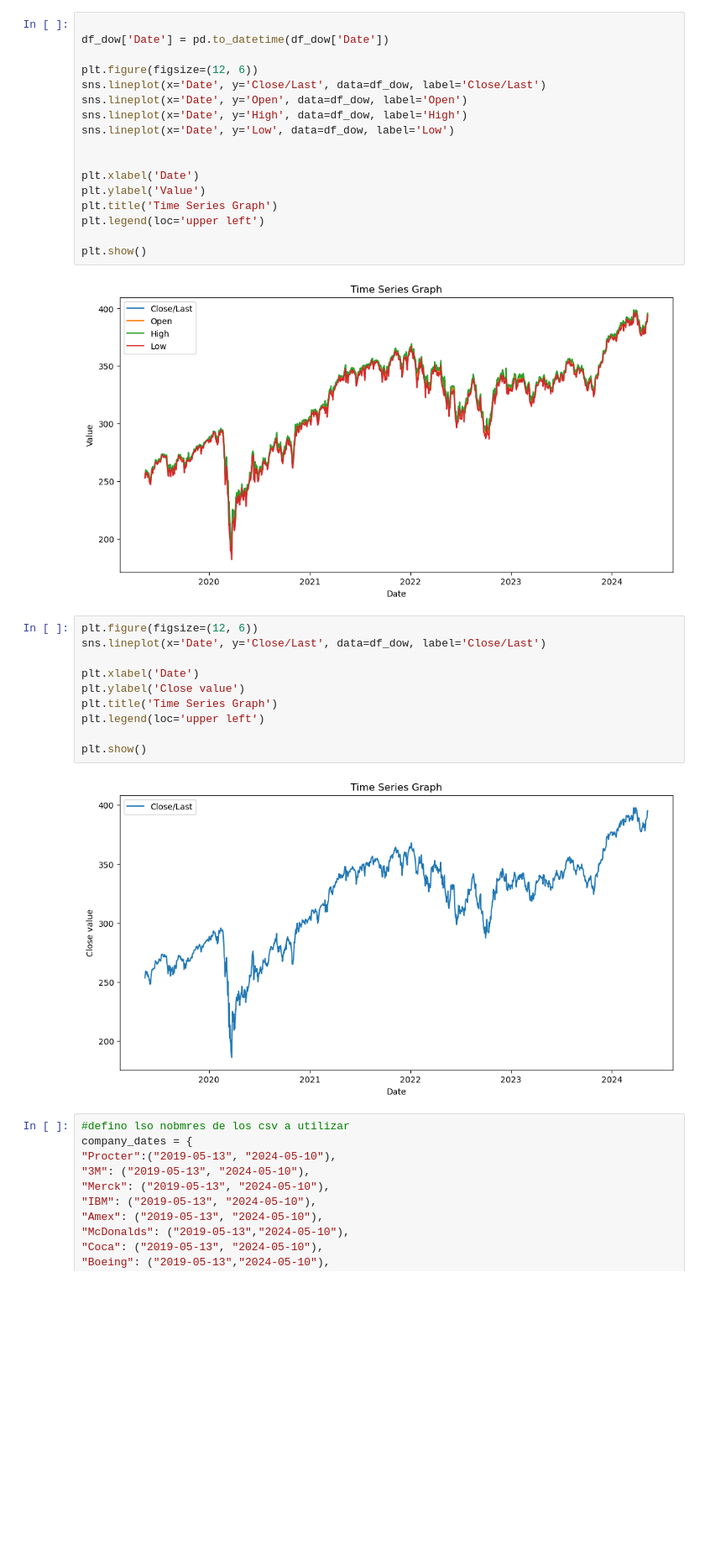
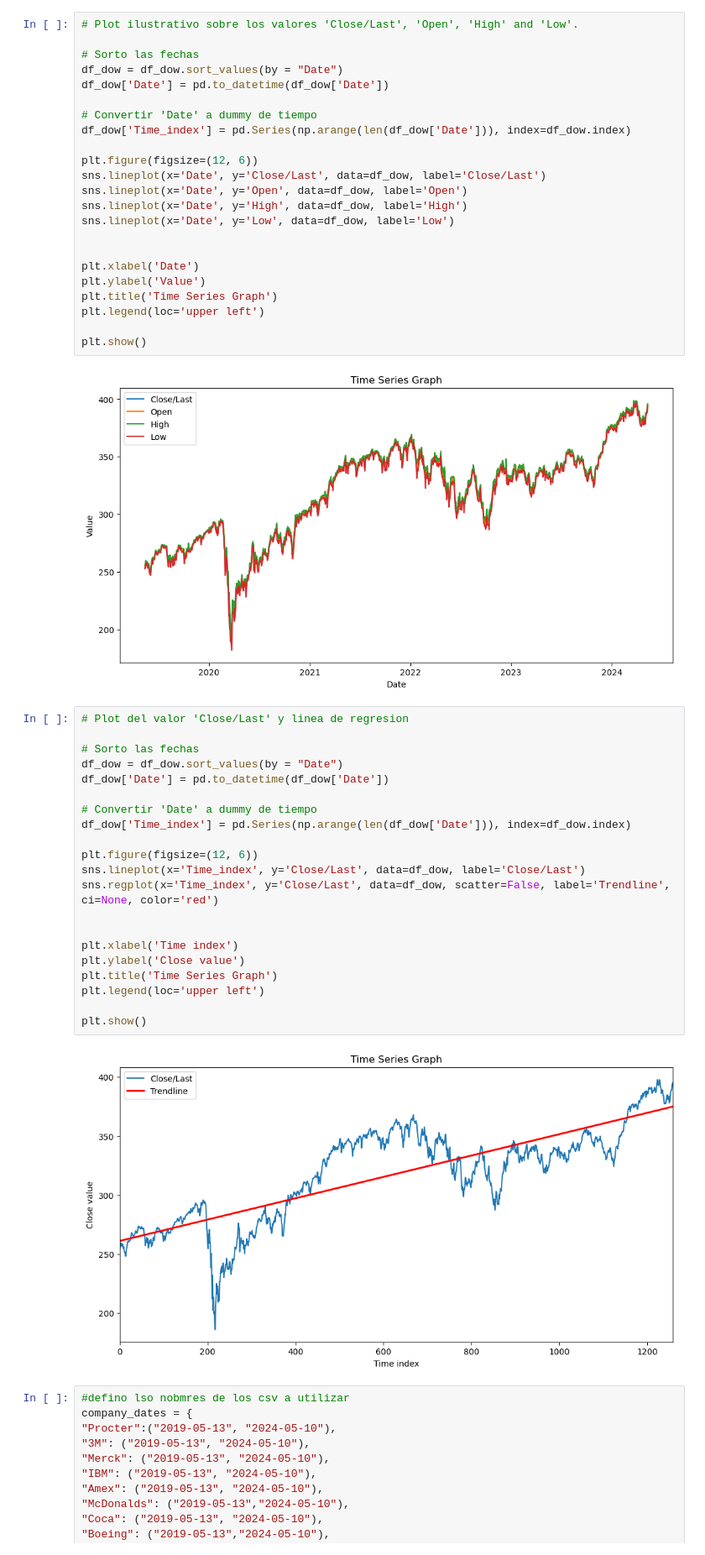
Before and after one commit to juansv2k2/financial-time-series-analysis, a Jupyter notebook: TP.ipynb, the cells around one changed output. Shown at 84% size. Drawn from its saved outputs; the diff is of its cells as text; blank space fills up the shorter version.

Commit message:
plots y correlaciones

```diff
--- a/TP.ipynb
+++ b/TP.ipynb
@@ -25,6 +24,12 @@ df_dow.head(10)
 # %%
+# Plot ilustrativo sobre los valores 'Close/Last', 'Open', 'High' and 'Low'.
 
+# Sorto las fechas
+df_dow = df_dow.sort_values(by = "Date")
 df_dow['Date'] = pd.to_datetime(df_dow['Date'])
+
+# Convertir 'Date' a dummy de tiempo
+df_dow['Time_index'] = pd.Series(np.arange(len(df_dow['Date'])), index=df_dow.index)
 
 plt.figure(figsize=(12, 6))
 sns.lineplot(x='Date', y='Close/Last', data=df_dow, label='Close/Last')
@@ -42,17 +47,28 @@ plt.show()
 # %% [output]
 [figure]
 # %%
+# Plot del valor 'Close/Last' y linea de regresion
+
+# Sorto las fechas
+df_dow = df_dow.sort_values(by = "Date")
+df_dow['Date'] = pd.to_datetime(df_dow['Date'])
+
+# Convertir 'Date' a dummy de tiempo
+df_dow['Time_index'] = pd.Series(np.arange(len(df_dow['Date'])), index=df_dow.index)
+
 plt.figure(figsize=(12, 6))
-sns.lineplot(x='Date', y='Close/Last', data=df_dow, label='Close/Last')
+sns.lineplot(x='Time_index', y='Close/Last', data=df_dow, label='Close/Last')
+sns.regplot(x='Time_index', y='Close/Last', data=df_dow, scatter=False, label='Trendline', ci=None, color='red')
 
-plt.xlabel('Date')
+
+plt.xlabel('Time index')
 plt.ylabel('Close value')
 plt.title('Time Series Graph')
 plt.legend(loc='upper left')
 
 plt.show()
 # %% [output]
-[figure, old version]
+[figure, new version]
 # %%
 #defino lso nobmres de los csv a utilizar
 company_dates = {
```
Also changed, not shown: parts of 12 cells of this notebook, 2 other files.
